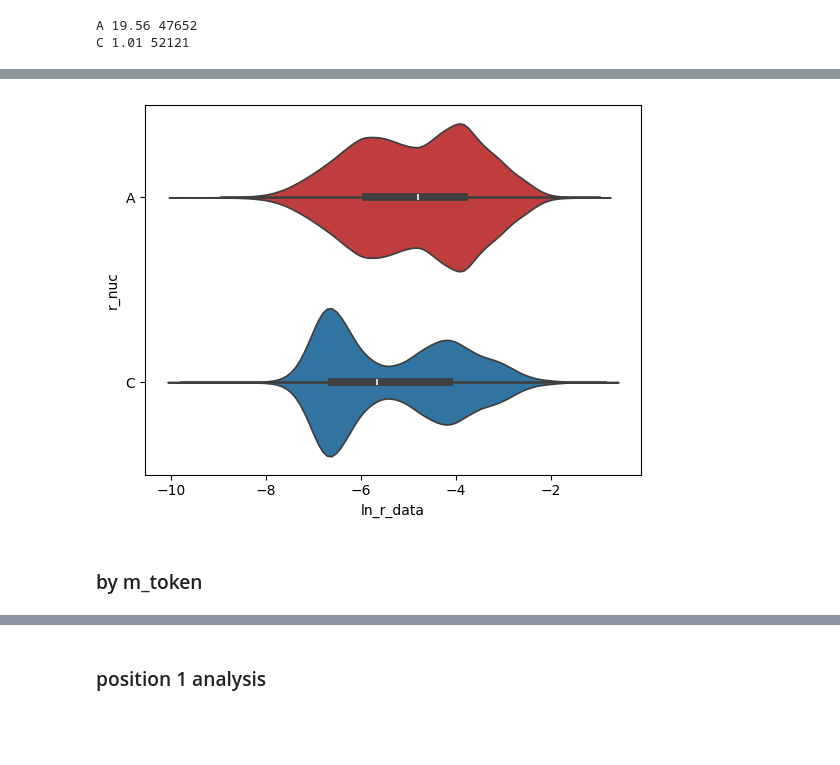
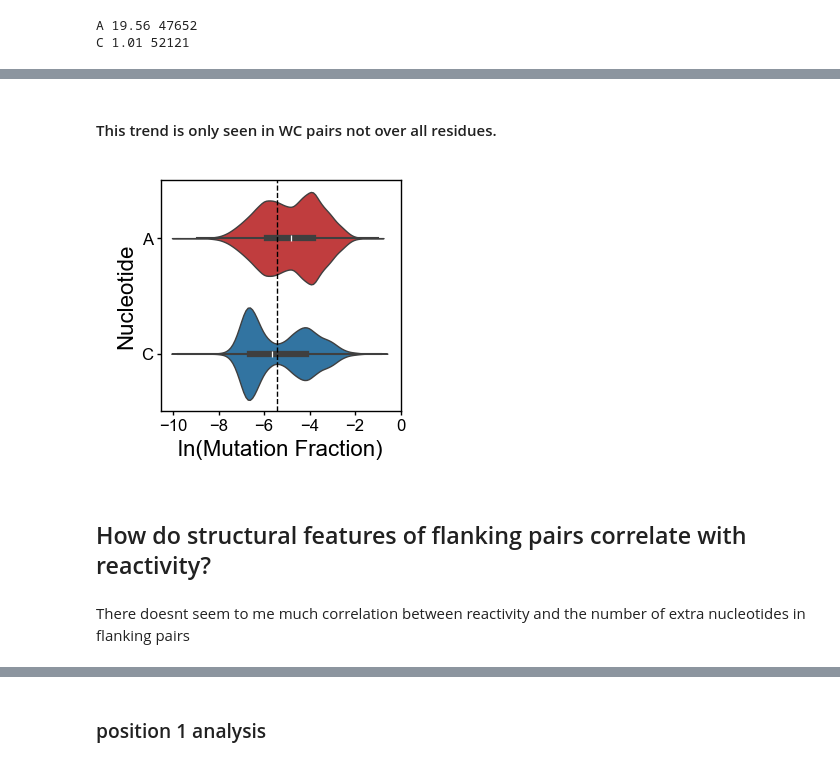
Before and after one commit to YesselmanLabPublications/2025_char_3d_struct_features, a Jupyter notebook: notebooks/reactive_helices.ipynb, the cells around one changed output, grey strips where cells are left out. Cells and saved outputs as stored; diff of their text form; code cells hidden in the pictures; blank space fills up the shorter version.

```diff
--- a/notebooks/reactive_helices.ipynb
+++ b/notebooks/reactive_helices.ipynb
@@ -103,6 +147,27 @@ publication_style_ax(ax)
-# %%
-sns.violinplot(data=df, x="ln_r_data", y="r_nuc", hue="r_nuc", density_norm='width', palette=["tab:red", "tab:blue"], legend=False);
-# %% [output]
-[figure, removed]
-# %% [markdown]
-### by m_token
+# %% [markdown]
+#### This trend is only seen in WC pairs not over all residues.
+# %%
+fig, ax = plt.subplots(figsize=(2.0, 1.5), dpi=200)
+sns.violinplot(
+    data=df,
+    x="ln_r_data",
+    y="r_nuc",
+    hue="r_nuc",
+    density_norm="width",
+    palette=["tab:red", "tab:blue"],
+    legend=False,
+    linewidth=0.5,
+    ax=ax,
+)
+ax.axvline(-5.45, color="black", linestyle="--", lw=0.5)
+ax.set_ylabel("Nucleotide", labelpad=2)
+ax.set_xlabel("ln(Mutation Fraction)", labelpad=2)
+ax.set_xticks([-10, -8, -6, -4, -2, 0])
+publication_style_ax(ax)
+format_small_plot(ax)
+# %% [output]
+[figure, added]
+# %% [markdown]
+## How do structural features of flanking pairs correlate with reactivity?
+# %% [markdown]
+There doesnt seem to me much correlation between reactivity and the number of extra nucleotides in flanking pairs
```
Also changed, not shown: parts of 58 cells of this notebook, 8 other files.
